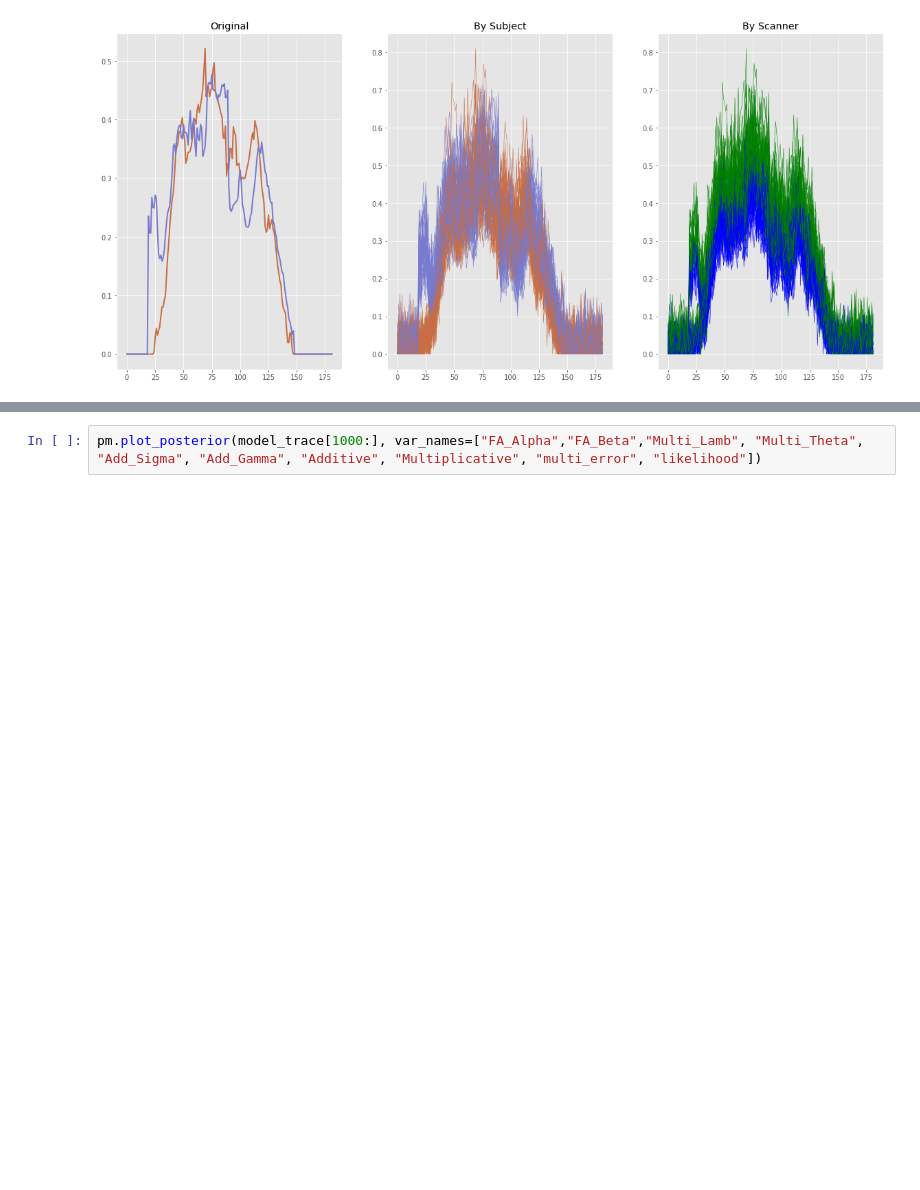
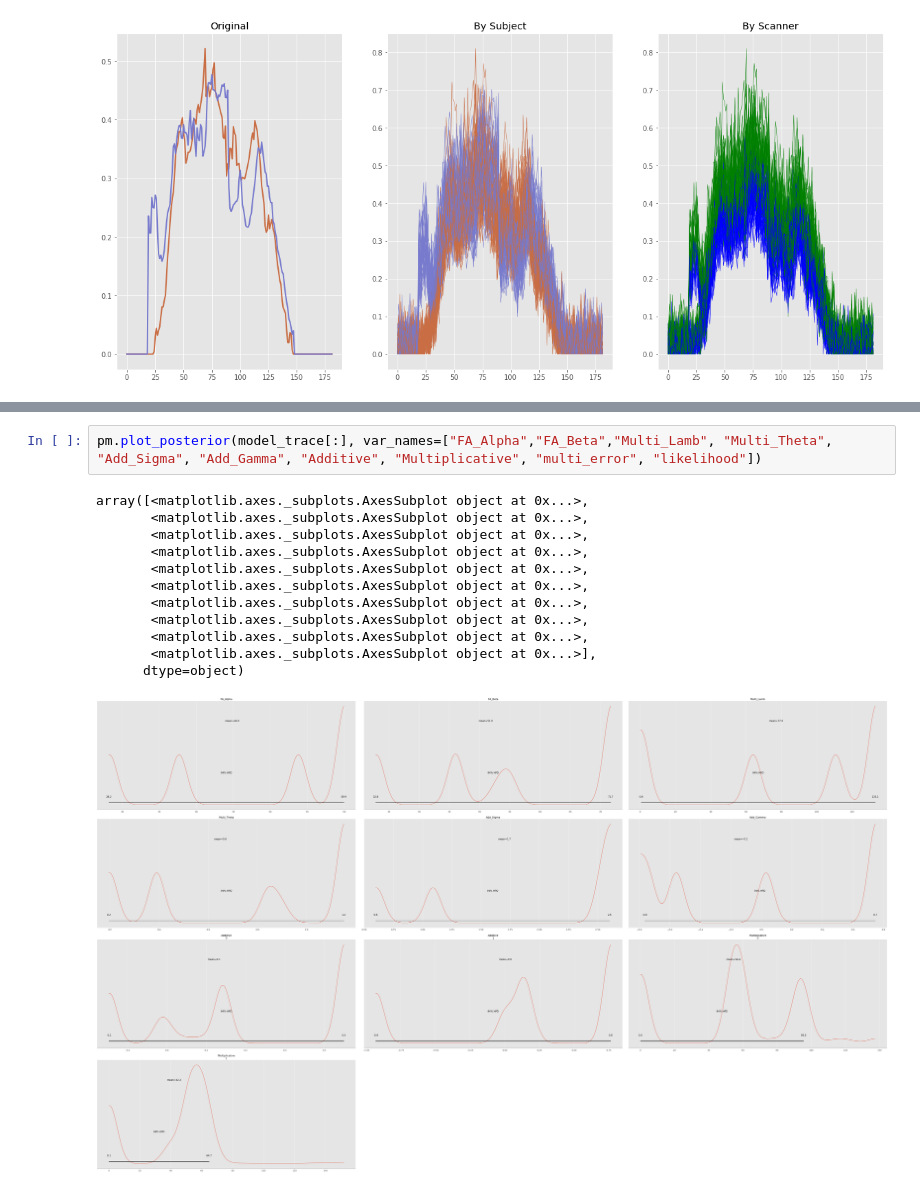
Before and after one commit to rafaceschin/dingo_sim3, a Jupyter notebook: dingo_sim.ipynb, the cells around one changed output, grey strips where cells are left out. Drawn from its saved outputs; the diff is of its cells as text; blank space fills up the shorter version.

```diff
--- a/dingo_sim.ipynb
+++ b/dingo_sim.ipynb
@@ -179,2 +213,15 @@ pm.traceplot(model_trace[1000:], var_names=["FA_Alpha","FA_Beta","Multi_Lamb", "
 # %%
-pm.plot_posterior(model_trace[1000:], var_names=["FA_Alpha","FA_Beta","Multi_Lamb", "Multi_Theta", "Add_Sigma", "Add_Gamma", "Additive", "Multiplicative", "multi_error", "likelihood"])
+pm.plot_posterior(model_trace[:], var_names=["FA_Alpha","FA_Beta","Multi_Lamb", "Multi_Theta", "Add_Sigma", "Add_Gamma", "Additive", "Multiplicative", "multi_error", "likelihood"])
+# %% [output]
+array([<matplotlib.axes._subplots.AxesSubplot object at 0x...>,
+       <matplotlib.axes._subplots.AxesSubplot object at 0x...>,
+       <matplotlib.axes._subplots.AxesSubplot object at 0x...>,
+       <matplotlib.axes._subplots.AxesSubplot object at 0x...>,
+       <matplotlib.axes._subplots.AxesSubplot object at 0x...>,
+       <matplotlib.axes._subplots.AxesSubplot object at 0x...>,
+       <matplotlib.axes._subplots.AxesSubplot object at 0x...>,
+       <matplotlib.axes._subplots.AxesSubplot object at 0x...>,
+       <matplotlib.axes._subplots.AxesSubplot object at 0x...>,
+       <matplotlib.axes._subplots.AxesSubplot object at 0x...>],
+      dtype=object)
+[figure, added]
```
Also changed, not shown: parts of 3 cells of this notebook.
